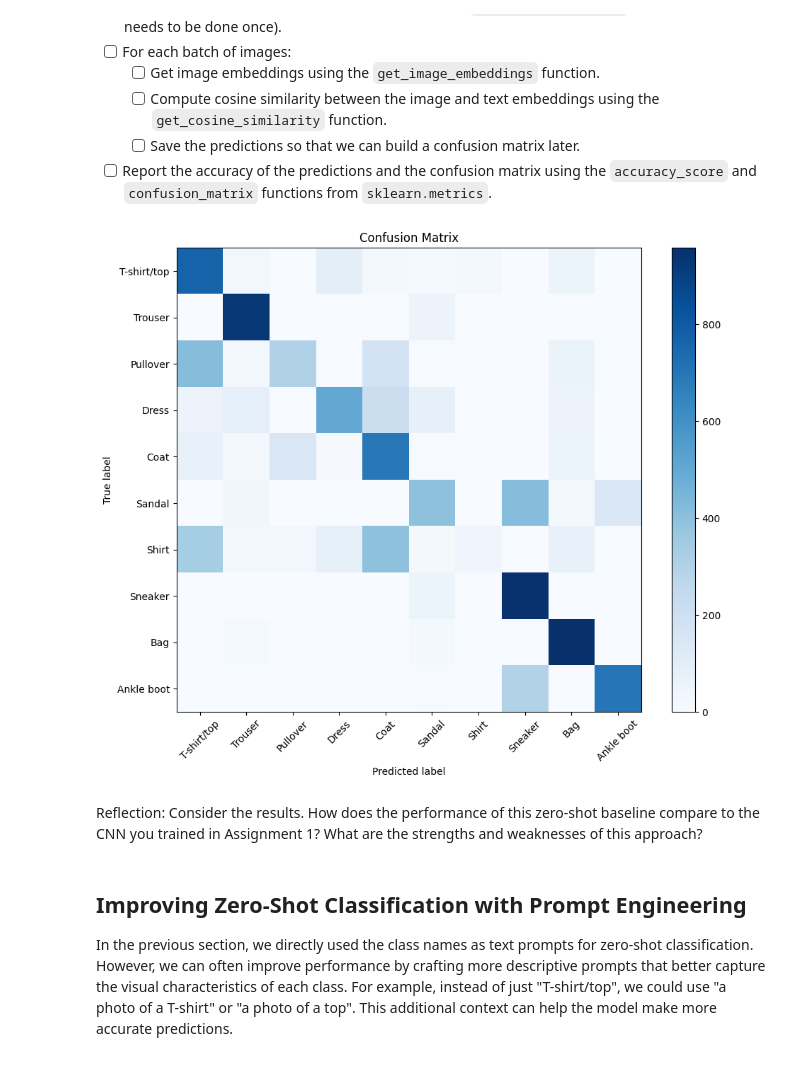
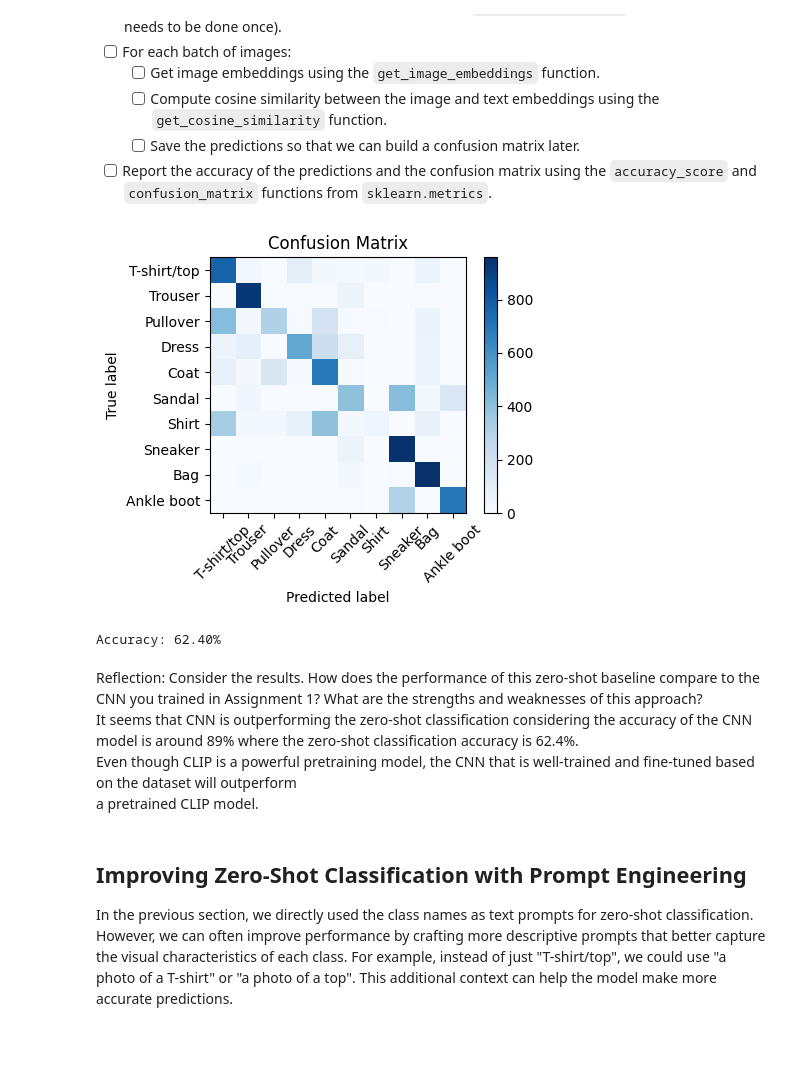
Before and after one commit to omaralfaqih6/deep_learning, a Jupyter notebook: 02_activities/assignments/assignment_2.ipynb, the cells around one changed output. Drawn from its saved outputs; the diff is of its cells as text; code cells hidden in the pictures.

Commit message:
Completed the zero-shot classification. Working on UMAP section.

```diff
--- a/02_activities/assignments/assignment_2.ipynb
+++ b/02_activities/assignments/assignment_2.ipynb
@@ -183,24 +212,6 @@ def get_image_embeddings(images: torch.Tensor) -> torch.Tensor:
 # %%
 import numpy as np
-
-def compute_cosine_similarity(image_feats, text_feats):
-    """
-    Compute cosine similarity between image and text features.
-
-    Args:
-        image_feats (torch.Tensor): Image features of shape (N, D).
-        text_feats (torch.Tensor): Text features of shape (M, D).
-
-    Returns:
-        torch.Tensor: Cosine similarity matrix of shape (N, M).
-    """
-    # Normalize the features to unit vectors
-    image_feats = image_feats / image_feats.norm(dim=1, keepdim=True)
-    text_feats = text_feats / text_feats.norm(dim=1, keepdim=True)
-
-    # Compute cosine similarity as dot product of normalized vectors
-    return torch.mm(image_feats, text_feats.t())
-
+import torch.nn.functional as f
 
 def get_cosine_similarity(image_feats: torch.Tensor, text_feats: torch.Tensor) -> np.ndarray:
     """
@@ -215,10 +226,9 @@ def get_cosine_similarity(image_feats: torch.Tensor, text_feats: torch.Tensor) -
     text_feats = text_feats.cpu()    # Ensure text features are on CPU
 
     # Compute cosine similarity, which is the dot product of normalized vectors
-    similarity = compute_cosine_similarity(image_feats, text_feats)
-    # similarity = torch.mm(image_feats, text_feats.t()).numpy()
-    # Convert to numpy array for compatibility with further processing
-    return similarity
+    image_feats = image_feats / image_feats.norm(dim=1, keepdim=True)  # Normalize image features by L2 norm
+    text_feats = text_feats / text_feats.norm(dim=1, keepdim=True)
+    return (image_feats @ text_feats.T).numpy()
     # return # Complete
 
 def get_predictions(similarity: np.ndarray) -> np.ndarray:
@@ -247,37 +257,51 @@ from sklearn.metrics import accuracy_score, confusion_matrix
 
 y_true, y_pred = [], []
 
 for pixel_values, labels in test_loader:
 
 # Report the accuracy of the predictions
     text_feats = get_text_embeddings(CLASS_NAMES)
     image_feats = get_image_embeddings(pixel_values)
 
     similarity = get_cosine_similarity(image_feats, text_feats)
     predictions = get_predictions(similarity)
 
     y_true.extend(labels.numpy())
     y_pred.extend(predictions)
 
 # Report the confusion matrix
 def plot_confusion_matrix(y_true, y_pred, class_names):
     cm = confusion_matrix(y_true, y_pred)
-    plt.figure(figsize=(10, 8))
+    plt.figure(figsize=(5, 4))
     plt.imshow(cm, interpolation='nearest', cmap=plt.cm.Blues)
     plt.title('Confusion Matrix')
     plt.colorbar()
     tick_marks = np.arange(len(class_names))
     plt.xticks(tick_marks, class_names, rotation=45)
     plt.yticks(tick_marks, class_names)
     plt.ylabel('True label')
     plt.xlabel('Predicted label')
     plt.tight_layout()
     plt.show()
 plot_confusion_matrix(y_true, y_pred, CLASS_NAMES)
 # %% [output]
-[figure, old version]
+[figure, new version]
+# %%
+# Report the accuracy of the predictions
+accuracy = accuracy_score(y_true, y_pred)
+print(f"Accuracy: {accuracy * 100:.2f}%")
+
+# The zero-shot classification approach using CLIP is a powerful method that leverages pre-trained models
+# to perform tasks without the need for task-specific training data.
+# However, it may not always match the performance of a well-trained CNN
+# on a specific task, especially if the CNN has been fine-tuned on the dataset.
+# %% [output]
+Accuracy: 62.40%
 # %% [markdown]
-Reflection: Consider the results. How does the performance of this zero-shot baseline compare to the CNN you trained in Assignment 1? What are the strengths and weaknesses of this approach?
+Reflection: Consider the results. How does the performance of this zero-shot baseline compare to the CNN you trained in Assignment 1? What are the strengths and weaknesses of this approach? <br>
+It seems that CNN is outperforming the zero-shot classification considering the accuracy of the CNN model is around 89% where the zero-shot classification accuracy is 62.4%.<br>
+Even though CLIP is a powerful pretraining model, the CNN that is well-trained and fine-tuned based on the dataset will outperform <br>
+a pretrained CLIP model.
 # %% [markdown]
 ## Improving Zero-Shot Classification with Prompt Engineering
 
```
Also changed, not shown: parts of 15 cells of this notebook.
